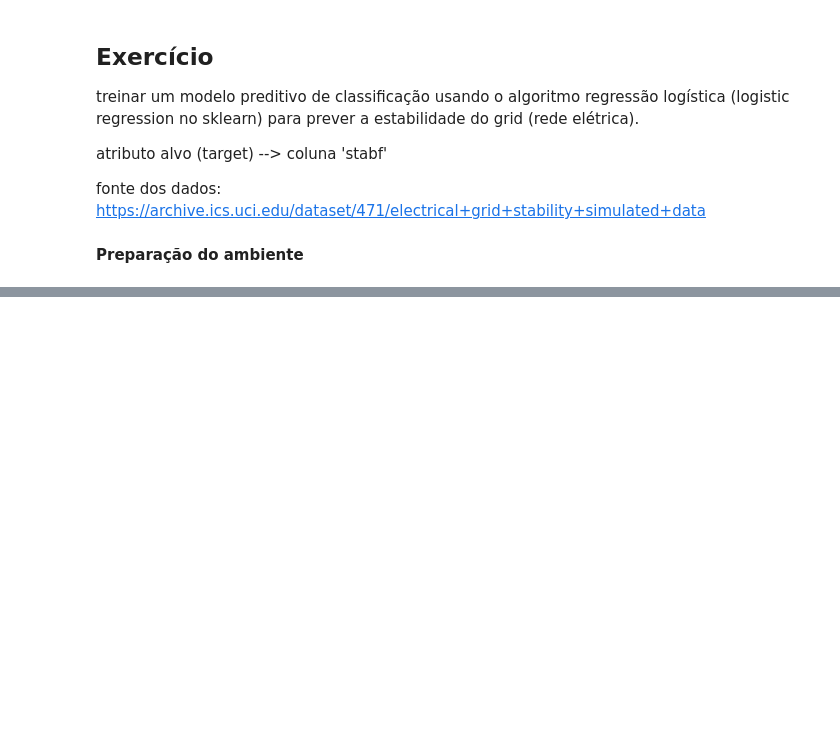
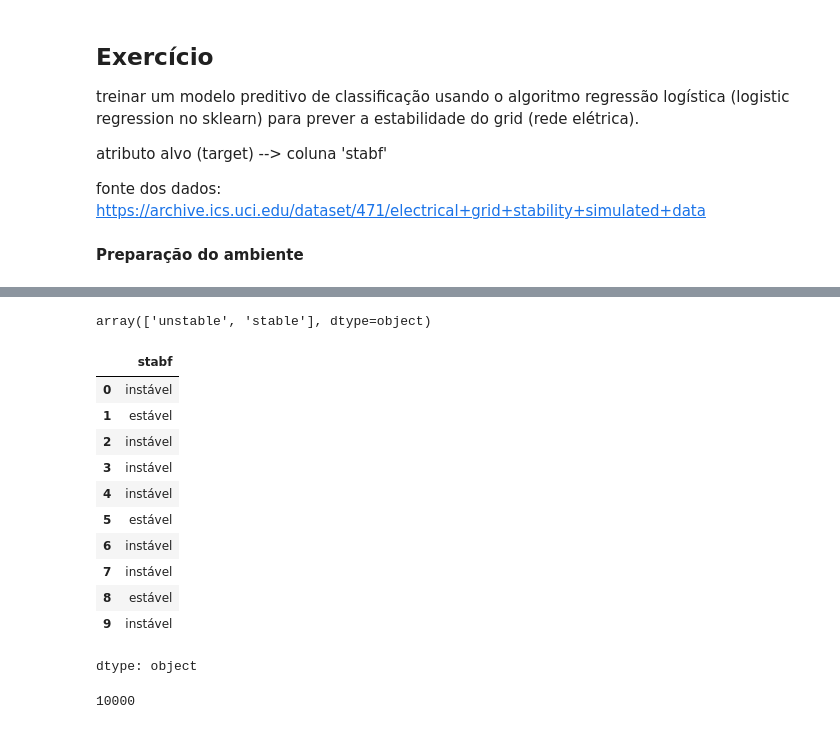
Before and after one commit to Jpsantosferreira/cp-sers-ml-energy, a Jupyter notebook: aula06_ml_energia.ipynb, the cells around one changed output, grey strips where cells are left out. Cells and saved outputs as stored; diff of their text form; code cells hidden in the pictures; blank space fills up the shorter version.

```diff
--- a/aula06_ml_energia.ipynb
+++ b/aula06_ml_energia.ipynb
@@ -28,0 +95,26 @@ from sklearn.metrics import classification_report
+# %%
+# quais classes temos na coluna 'stabf' (target)
+dados['stabf'].unique()
+# %% [output]
+array(['unstable', 'stable'], dtype=object)
+# %%
+# renomear as classes da coluna 'stabf'
+dados['stabf'] = dados['stabf'].replace({'unstable': 'instável', 'stable': 'estável'})
+dados['stabf'].head(10)
+# %% [output]
+|  | stabf |
+| 0 | instável |
+| 1 | estável |
+| 2 | instável |
+| 3 | instável |
+| 4 | instável |
+| 5 | estável |
+| 6 | instável |
+| 7 | instável |
+| 8 | estável |
+| 9 | instável |
+dtype: object
+# %%
+dados.shape[0]
+# %% [output]
+10000
```
Also changed, not shown: parts of 13 cells of this notebook.
